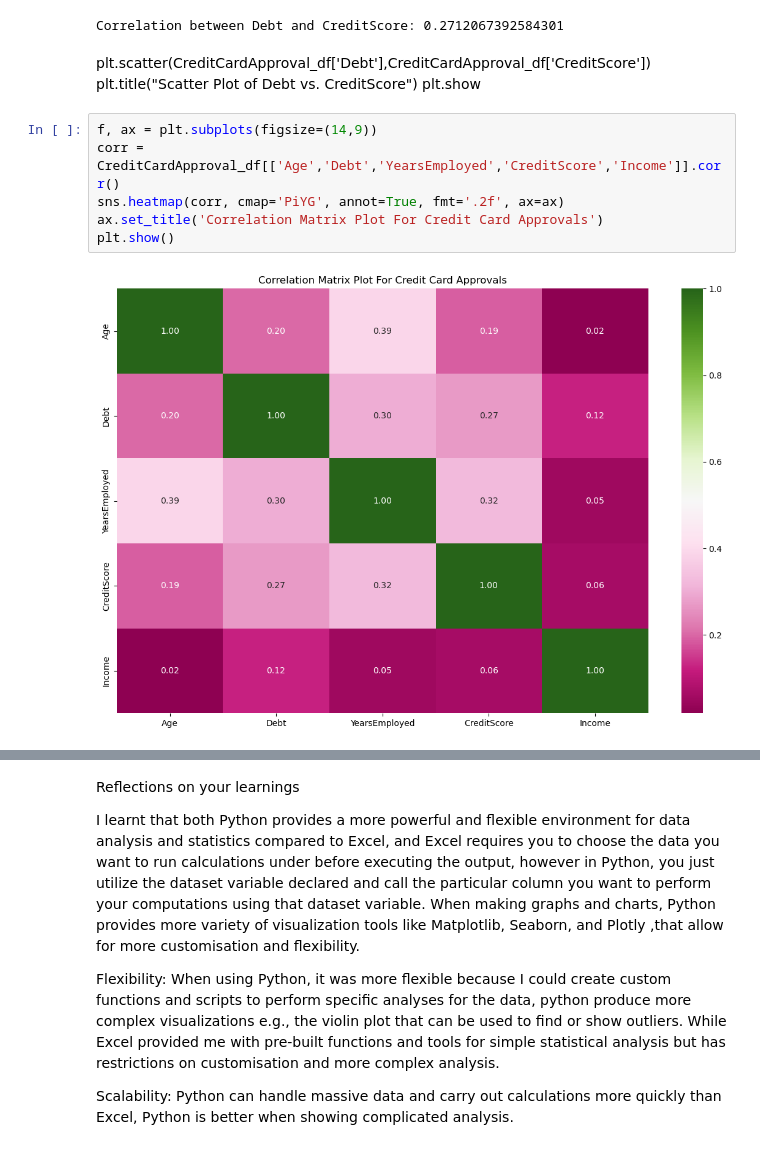
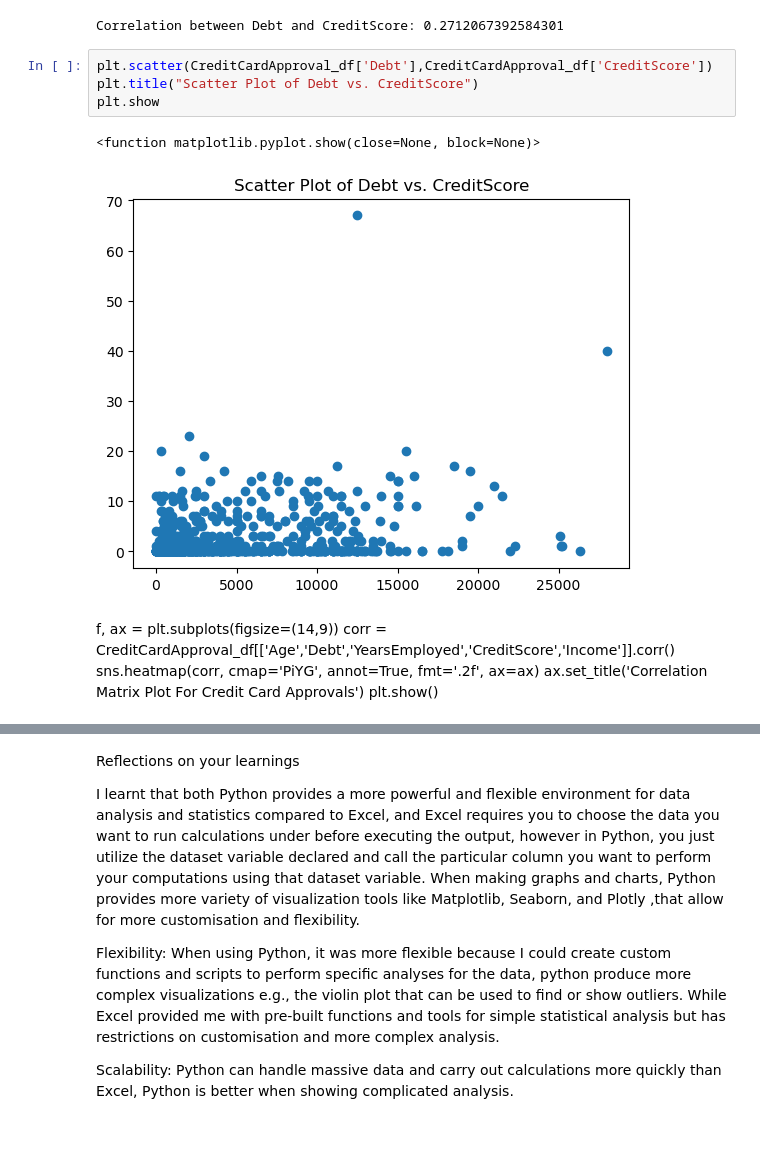
Before and after one commit to 223230151/Assignment-3, a Jupyter notebook: Assigment 3.ipynb, the cells around one changed output, grey strips where cells are left out. Saved outputs shown, nothing was run; the diff lists cells and outputs as text.

```diff
--- a/Assigment 3.ipynb
+++ b/Assigment 3.ipynb
@@ -274,16 +274,17 @@ correlation = CreditCardApproval_df['Debt'].corr(CreditCardApproval_df['CreditSc
 print('Correlation between Debt and CreditScore:', correlation)
 # %% [output]
 Correlation between Debt and CreditScore: 0.2712067392584301
-# %% [markdown]
-plt.scatter(CreditCardApproval_df['Debt'],CreditCardApproval_df['CreditScore'])
-plt.title("Scatter Plot of Debt vs. CreditScore")
-plt.show
-# %%
-f, ax = plt.subplots(figsize=(14,9))
-corr = CreditCardApproval_df[['Age','Debt','YearsEmployed','CreditScore','Income']].corr()
-sns.heatmap(corr, cmap='PiYG', annot=True, fmt='.2f', ax=ax)
-ax.set_title('Correlation Matrix Plot For Credit Card Approvals')
-plt.show()
-# %% [output]
-[figure, removed]
+# %%
+plt.scatter(CreditCardApproval_df['Debt'],CreditCardApproval_df['CreditScore'])
+plt.title("Scatter Plot of Debt vs. CreditScore")
+plt.show
+# %% [output]
+<function matplotlib.pyplot.show(close=None, block=None)>
+[figure, added]
+# %% [markdown]
+f, ax = plt.subplots(figsize=(14,9))
+corr = CreditCardApproval_df[['Age','Debt','YearsEmployed','CreditScore','Income']].corr()
+sns.heatmap(corr, cmap='PiYG', annot=True, fmt='.2f', ax=ax)
+ax.set_title('Correlation Matrix Plot For Credit Card Approvals')
+plt.show()
 # %% [markdown]
```
Also changed, not shown: parts of 1 cell of this notebook.
